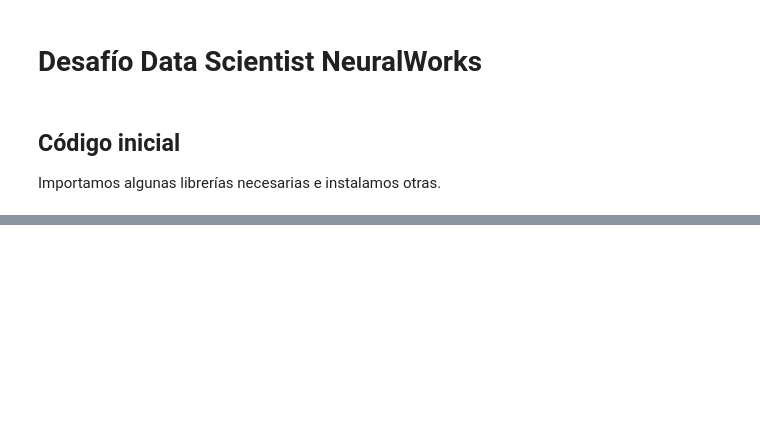
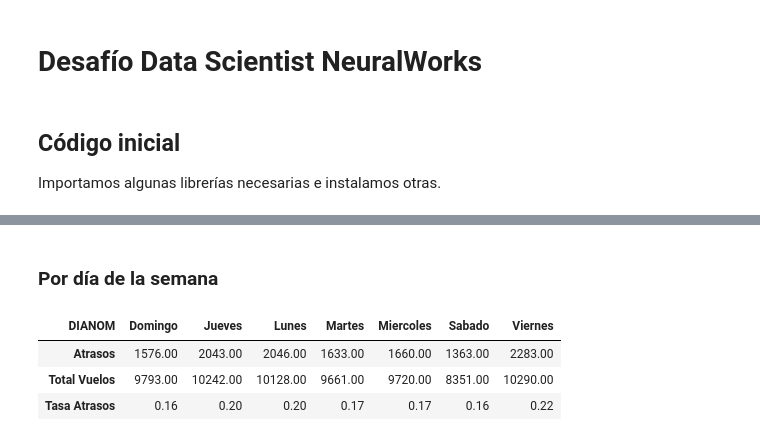
Before and after one commit to miguel-mf/challenge_ds_neuralworks, a Jupyter notebook: Challenge_Vuelos.ipynb, the cells around one changed output, grey strips where cells are left out. Saved outputs shown, nothing was run; the diff lists cells and outputs as text; code cells hidden in the pictures; blank space fills up the shorter version.

```diff
--- a/Challenge_Vuelos.ipynb
+++ b/Challenge_Vuelos.ipynb
@@ -121,0 +213,10 @@ Si bien estas variables no se utilizarán para entrenar un modelo, sí podrían
+# %% [markdown]
+### Por día de la semana
+# %%
+df_aux = pd.pivot_table(df, values= "atraso_15", index=['DIANOM'], aggfunc=('sum','count')).T
+determinador_ratios(df_aux)
+# %% [output]
+| DIANOM | Domingo | Jueves | Lunes | Martes | Miercoles | Sabado | Viernes |
+| Atrasos | 1576.00 | 2043.00 | 2046.00 | 1633.00 | 1660.00 | 1363.00 | 2283.00 |
+| Total Vuelos | 9793.00 | 10242.00 | 10128.00 | 9661.00 | 9720.00 | 8351.00 | 10290.00 |
+| Tasa Atrasos | 0.16 | 0.20 | 0.20 | 0.17 | 0.17 | 0.16 | 0.22 |
```
Also changed, not shown: parts of 31 cells of this notebook.
